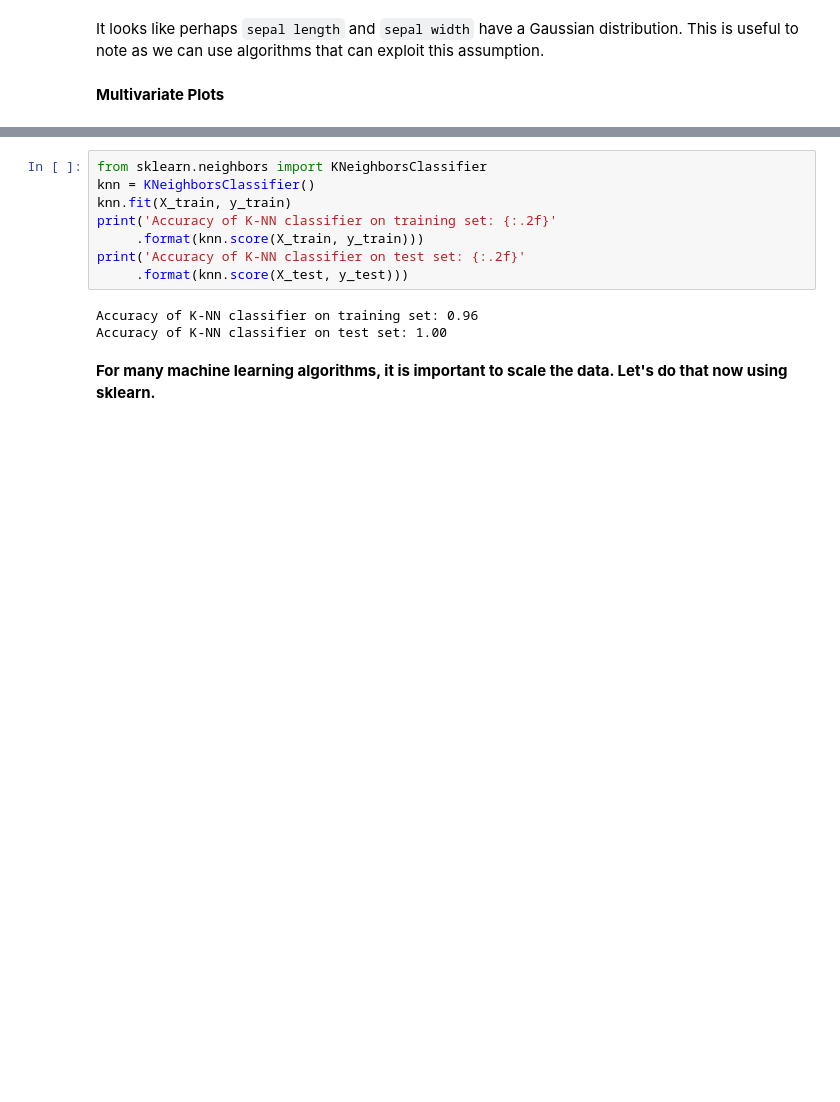
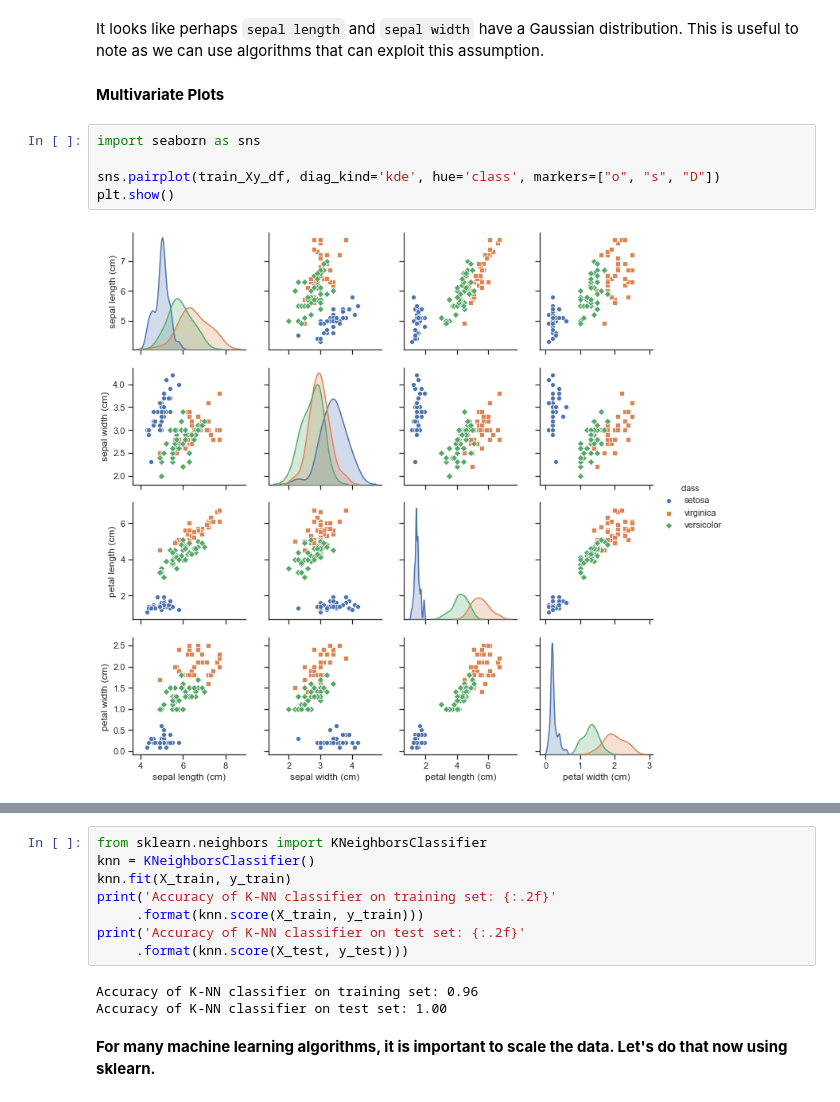
Before and after one commit to oercompbiomed/Seili-2019, a Jupyter notebook: notebooks/1.3-scikit-learn-basics.ipynb, the cells around one changed output, grey strips where cells are left out. Cells and saved outputs as stored; diff of their text form; blank space fills up the shorter version.

Commit message:
added SNS pairplot in 1.3-scikit-learn

```diff
--- a/notebooks/1.3-scikit-learn-basics.ipynb
+++ b/notebooks/1.3-scikit-learn-basics.ipynb
@@ -321,6 +330,13 @@ plt.show()
 It looks like perhaps `sepal length` and `sepal width` have a Gaussian distribution. This is useful to note as we can use algorithms that can exploit this assumption.
 # %% [markdown]
 **Multivariate Plots**
+# %%
+import seaborn as sns
+
+sns.pairplot(train_Xy_df, diag_kind='kde', hue='class', markers=["o", "s", "D"])
+plt.show()
+# %% [output]
+[figure, added]
 # %%
 # create a scatter matrix from the dataframe, color by y_train
 from matplotlib.colors import ListedColormap
```
Also changed, not shown: parts of 5 cells of this notebook, 6 other files.
